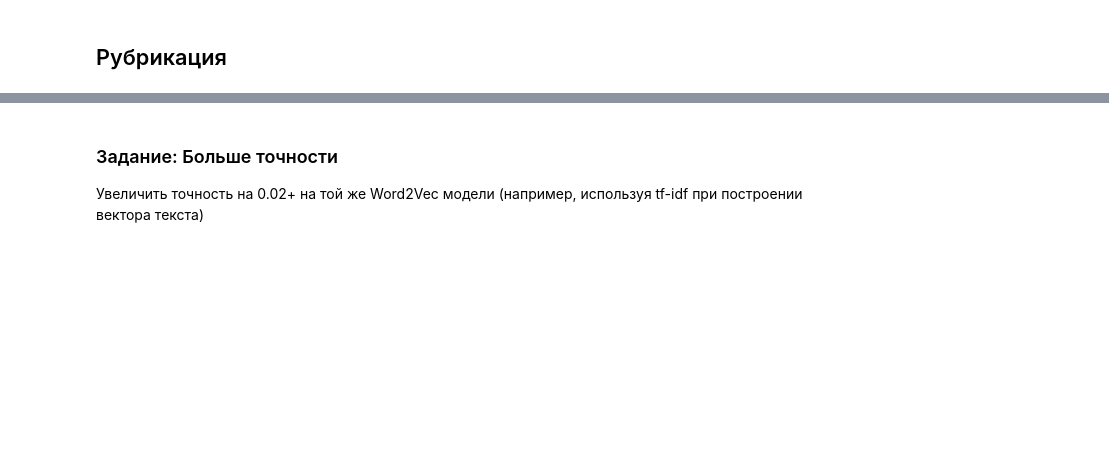
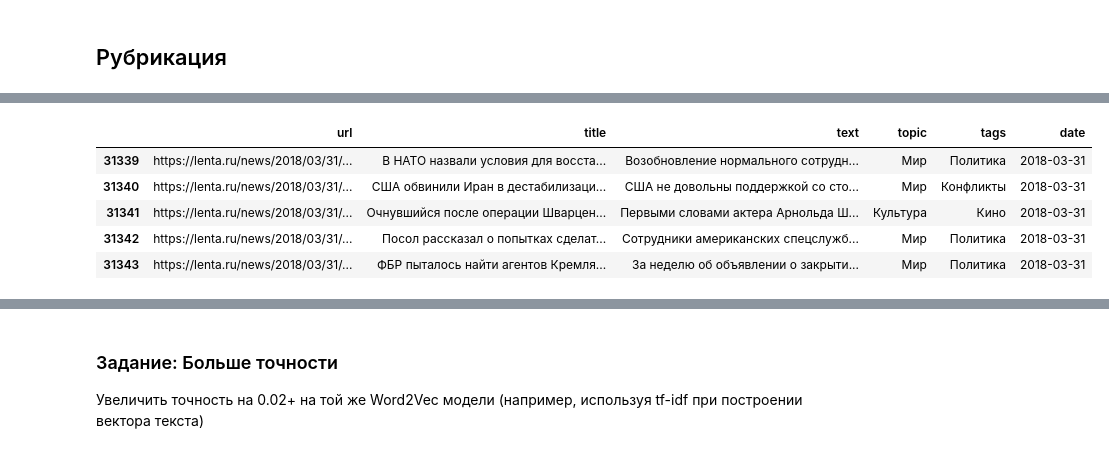
Before and after one commit to innamoramento/s_nlp, a Jupyter notebook: 02_Embeddings.ipynb, the cells around one changed output, grey strips where cells are left out. Cells and saved outputs as stored; diff of their text form; code cells hidden in the pictures; blank space fills up the shorter version.

```diff
--- a/02_Embeddings.ipynb
+++ b/02_Embeddings.ipynb
@@ -445,3 +456,12 @@ train_with_topics = train_dataset[train_dataset["topic"].str.contains(pattern, c
 train_with_topics = train_with_topics.head(20000)
 
 test_with_topics = test_dataset[test_dataset["topic"].str.contains(pattern, case=False, na=False)]
+# %%
+train_with_topics[:5]
+# %% [output]
+|  | url | title | text | topic | tags | date |
+| 31339 | https://lenta.ru/news/2018/03/31/... | В НАТО назвали условия для восста... | Возобновление нормального сотрудн... | Мир | Политика | 2018-03-31 |
+| 31340 | https://lenta.ru/news/2018/03/31/... | США обвинили Иран в дестабилизаци... | США не довольны поддержкой со сто... | Мир | Конфликты | 2018-03-31 |
+| 31341 | https://lenta.ru/news/2018/03/31/... | Очнувшийся после операции Шварцен... | Первыми словами актера Арнольда Ш... | Культура | Кино | 2018-03-31 |
+| 31342 | https://lenta.ru/news/2018/03/31/... | Посол рассказал о попытках сделат... | Сотрудники американских спецслужб... | Мир | Политика | 2018-03-31 |
+| 31343 | https://lenta.ru/news/2018/03/31/... | ФБР пыталось найти агентов Кремля... | За неделю об объявлении о закрыти... | Мир | Политика | 2018-03-31 |
```
Also changed, not shown: parts of 15 cells of this notebook.
